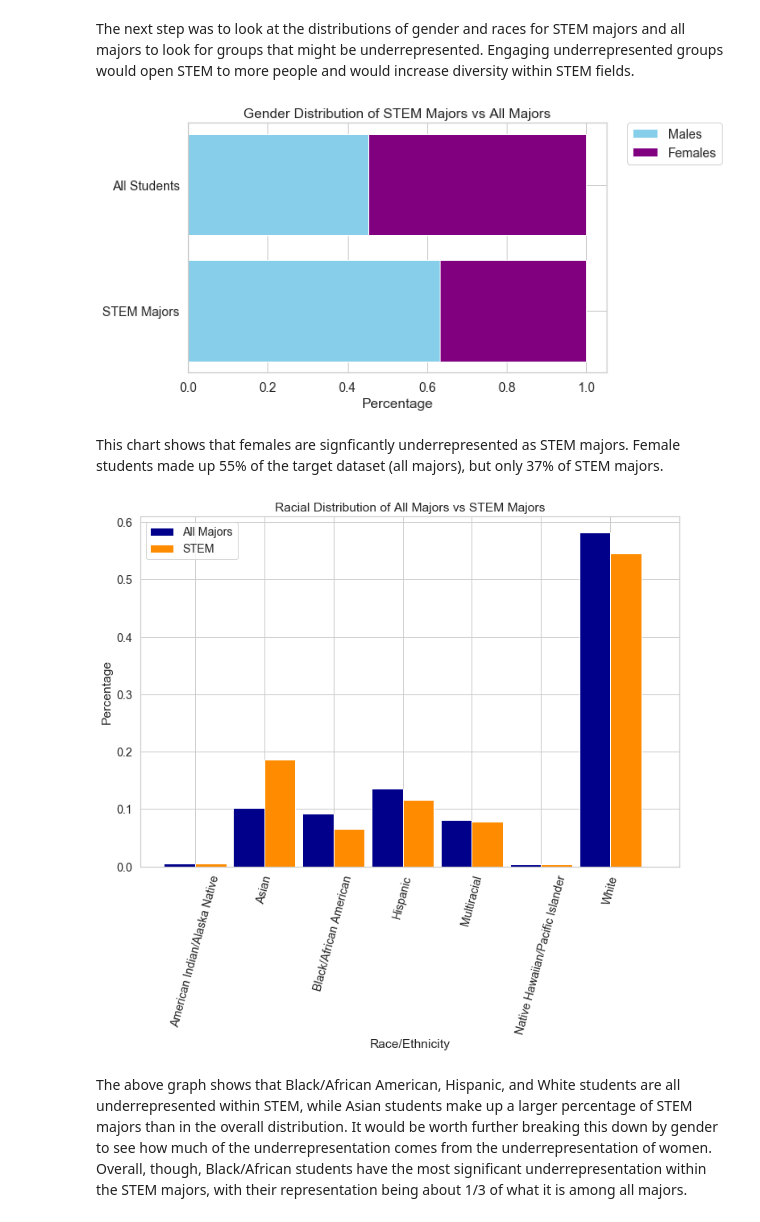
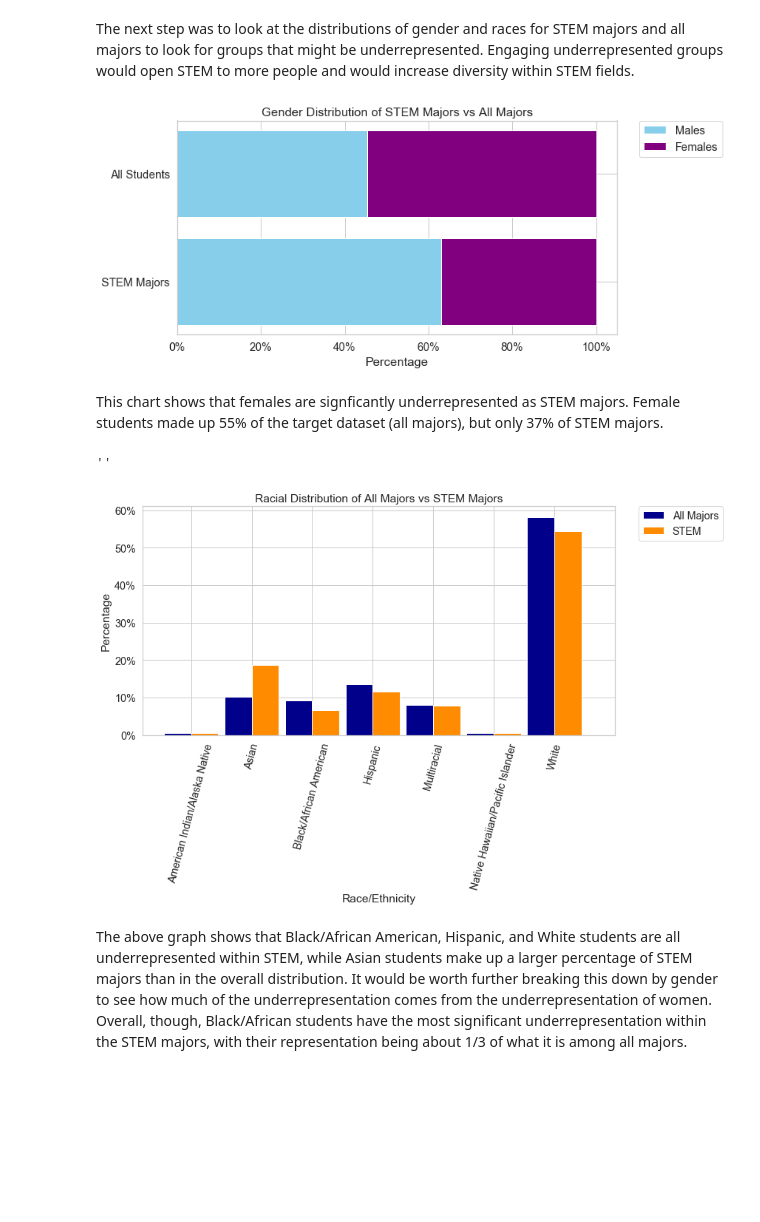
Before and after one commit to laurenphipps/STEM-majors, a Jupyter notebook: Final_Notebook.ipynb, the cells around one changed output. Saved outputs shown, nothing was run; the diff lists cells and outputs as text; code cells hidden in the pictures; blank space fills up the shorter version.

```diff
--- a/Final_Notebook.ipynb
+++ b/Final_Notebook.ipynb
@@ -216,35 +228,38 @@ target_gender.rename(columns = {'X2SEX':'value'}, inplace = True)
 target_gender.reset_index(inplace=True, level = ('target', 'X2SEX'))
 
 #isolate only students choosing a stem major
 target_gender = target_gender[target_gender['target'] != 0]
 
 #reset overall distribution df index and change column titles to align with other df
 gender.reset_index(inplace=True)
 gender.rename(columns = {'X2SEX':'value', 'index' : 'X2SEX'}, inplace = True)
 
 #append overall distribution to target distribution
 target_gender = target_gender.append(gender, sort = True)
 
 #change 1/2 to male/female labels
 target_gender['X2SEX'] = target_gender['X2SEX'].map({1: 'Male', 2: 'Female'})
 
 #create x-values for barchart
 males = target_gender[target_gender['X2SEX'] == 'Male']['value'].values
 females = target_gender[target_gender['X2SEX'] == 'Female']['value'].values
 
 #create visual
 label = ['STEM Majors', 'All Students']
 fig = plt.figure(figsize = (10, 5))
 ax = fig.add_subplot(111)
 ax.barh(label, males, align='center', color='skyblue',label='Males')
 ax.barh(label, females, align='center', left=males, color='purple',label='Females')
 ax.set_yticks(label)
+ax.xaxis.set_major_formatter(mtick.PercentFormatter(xmax = 1))
 ax.set_xlabel('Percentage')
 ax.set_title('Gender Distribution of STEM Majors vs All Majors')
 ax.legend(bbox_to_anchor=(1.05, 1), loc=2, borderaxespad=0.)
-plt.tight_layout()
+
+
+#plt.savefig('img/gender-majors.png', bbox_inches='tight', transparent=True)
 # %% [output]
-[figure, old version]
+[figure, new version]
 # %% [markdown]
 This chart shows that females are signficantly underrepresented as STEM majors. Female students made up 55% of the target dataset (all majors), but only 37% of STEM majors.
 # %%
@@ -268,11 +283,18 @@ ax.bar(x + width/2, race_dist['STEM'], width,
 ax.set_ylabel('Percentage')
 ax.set_xlabel('Race/Ethnicity')
 ax.set_title('Racial Distribution of All Majors vs STEM Majors')
+ax.yaxis.set_major_formatter(mtick.PercentFormatter(xmax = 1))
 plt.xticks(ticks = range(0,8), rotation = 75, labels = ['American Indian/Alaska Native', 'Asian', 'Black/African American',
                                                         'Hispanic', 'Multiracial', 'Native Hawaiian/Pacific Islander', 'White'])
-ax.legend();
+plt.legend(bbox_to_anchor=(1.05, 1), loc=2, borderaxespad=0.)
+plt.tight_layout()
+
+#plt.savefig('img/race-majors.png', bbox_inches='tight', transparent=True)
+
+;
 # %% [output]
+''
-[figure, old version]
+[figure, new version]
 # %% [markdown]
 The above graph shows that Black/African American, Hispanic, and White students are all underrepresented within STEM, while Asian students make up a larger percentage of STEM majors than in the overall distribution. It would be worth further breaking this down by gender to see how much of the underrepresentation comes from the underrepresentation of women. Overall, though, Black/African students have the most significant underrepresentation within the STEM majors, with their representation being about 1/3 of what it is among all majors.
 # %% [markdown]
```
Also changed, not shown: parts of 12 cells of this notebook, 9 other files.
